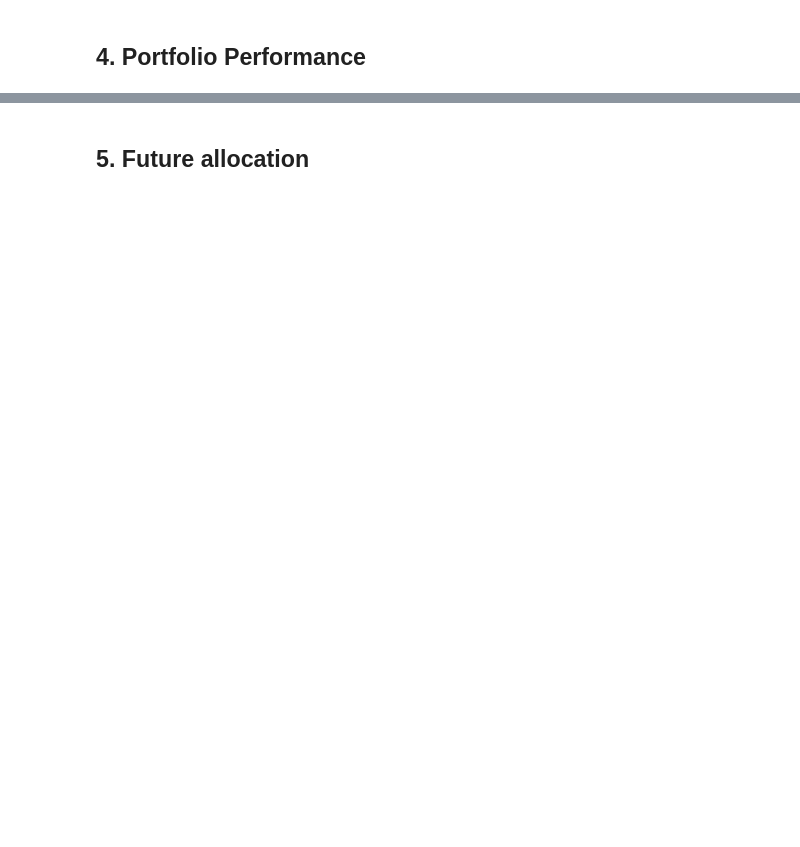
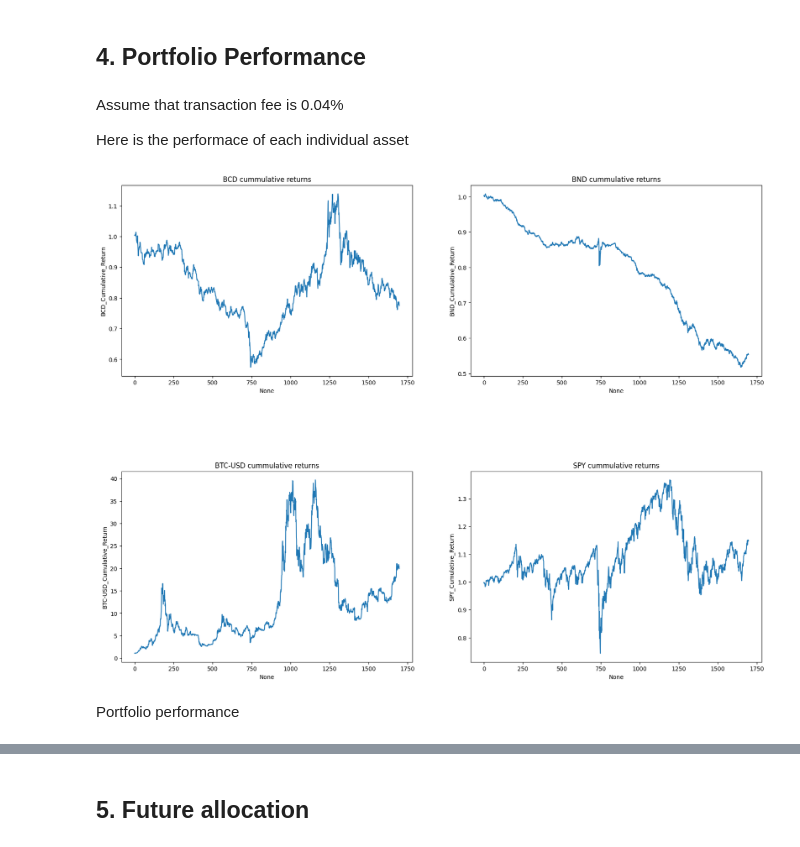
Before and after one commit to maintq/WQU-Capstone-Group-4868, a Jupyter notebook: Capstone.ipynb, the cells around one changed output, grey strips where cells are left out. Saved outputs shown, nothing was run; the diff lists cells and outputs as text; code cells hidden in the pictures; blank space fills up the shorter version.

```diff
--- a/Capstone.ipynb
+++ b/Capstone.ipynb
@@ -436,5 +454,22 @@ returns
 # %% [markdown]
 # <h2> <b> 4. Portfolio Performance <a class='anchor' id='chapter4'></a>
+# %% [markdown]
+Assume that transaction fee is 0.04%
+
+Here is the performace of each individual asset
+# %%
+fig,axes = plt.subplots(2,2,figsize=(20,15))
+for index, col in enumerate(['BCD','BND','BTC-USD','SPY']):
+  returns[col + '_Cumulative_Return'] = (returns[col] - 0.04/100 + 1).cumprod()
+  x = index//2
+  y = index%2
+  sns.lineplot(x= returns.index, y=returns[col+ '_Cumulative_Return'],ax=axes[x,y]).set(title=col+' cummulative returns')
+
+plt.subplots_adjust(hspace=0.5)
+# %% [output]
+[figure, added]
+# %% [markdown]
+Portfolio performance
 # %%
 returns.set_index(df.index[1:],inplace = True)
 # Calculate portfolio returns
```
Also changed, not shown: parts of 30 cells of this notebook.
